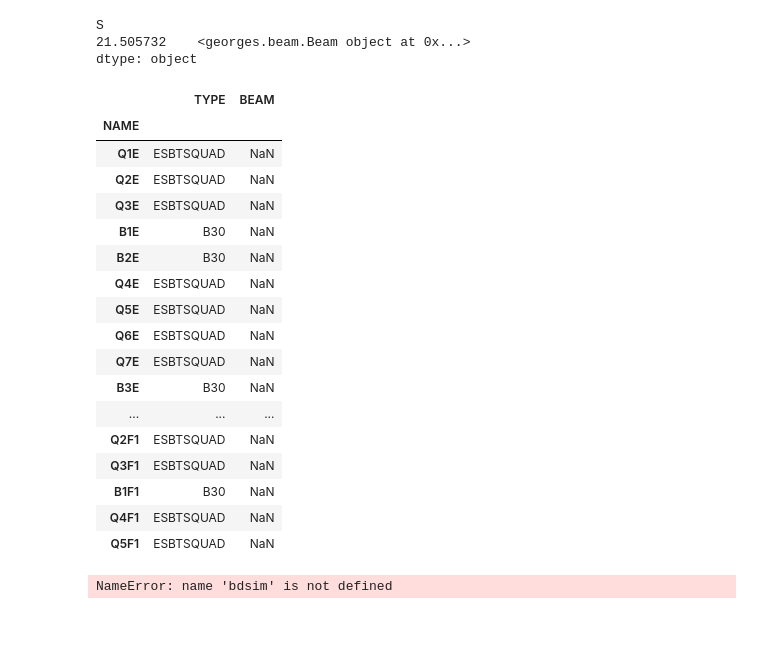
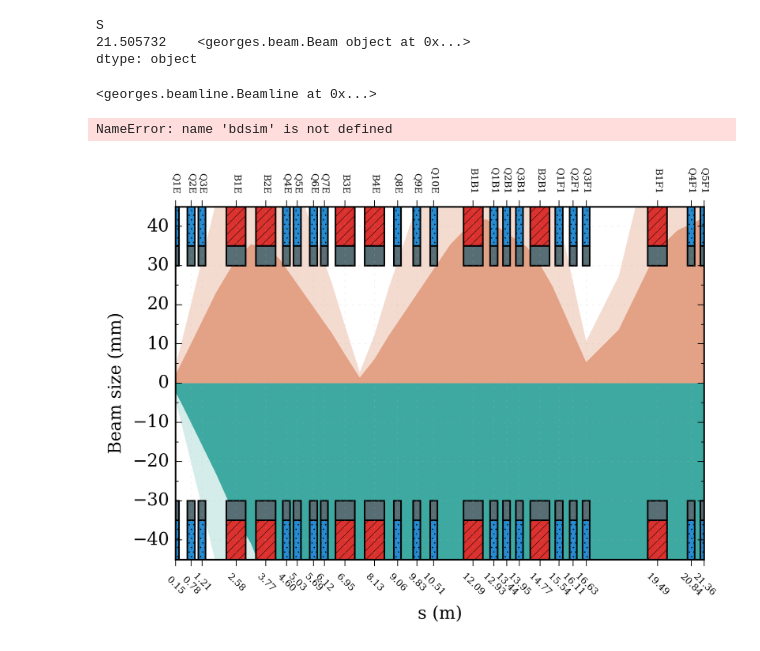
Before and after one commit to ULB-Metronu/georges, a Jupyter notebook: examples/Example Georges.ipynb, the cells around one changed output. Saved outputs shown, nothing was run; the diff lists cells and outputs as text; code cells hidden in the pictures; blank space fills up the shorter version.

Commit message:
Refactored so that MAD-X is instanciated when calling twiss or survey.

```diff
--- a/examples/Example Georges.ipynb
+++ b/examples/Example Georges.ipynb
@@ -31,38 +31,21 @@ context = {
     }
 # %%
 #bdsim = georges.bdsim.BDSim(bdsim='/Users/chernals/bdsim-build/bdsim', path=PATH)
-bl = georges.Beamline(['ess'], path=PATH, prefix='generic', elements='elements')
-#georges.madx.survey(line=bl, context=context)
-#georges.madx.twiss(line=bl, context=context, debug=2).line
+bl = georges.Beamline(['ess'], survey=True, path=PATH, prefix='generic', elements='elements')
+georges.madx.survey(line=bl, context=context)
+bl_twiss = georges.madx.twiss(line=bl, context=context)
 b = georges.Beam(energy=200).from_5d_multigaussian_distribution(5,
                                                    XRMS=0.01,
                                                    PXRMS=0.001,
                                                    YRMS=0.01,
                                                    PYRMS=0.001,
                                                    DPPRMS=0.00)
-georges.madx.track(line=bl, context=context, beam=b).line[['TYPE', 'BEAM']]
+georges.madx.track(line=bl, context=context, beam=b)
 # %% [output]
 S
 21.505732    <georges.beam.Beam object at 0x...>
 dtype: object
-|  | TYPE | BEAM |
-| NAME |  |  |
-| Q1E | ESBTSQUAD | NaN |
-| Q2E | ESBTSQUAD | NaN |
-| Q3E | ESBTSQUAD | NaN |
-| B1E | B30 | NaN |
-| B2E | B30 | NaN |
-| Q4E | ESBTSQUAD | NaN |
-| Q5E | ESBTSQUAD | NaN |
-| Q6E | ESBTSQUAD | NaN |
-| Q7E | ESBTSQUAD | NaN |
-| B3E | B30 | NaN |
-| ... | ... | ... |
-| Q2F1 | ESBTSQUAD | NaN |
-| Q3F1 | ESBTSQUAD | NaN |
-| B1F1 | B30 | NaN |
-| Q4F1 | ESBTSQUAD | NaN |
-| Q5F1 | ESBTSQUAD | NaN |
+<georges.beamline.Beamline at 0x...>
 # %%
 bdsim.attach(bl_survey)
 bdsim.run({})
@@ -115,0 +55,12 @@ bl_survey = georges.madx.survey(line=bl, madx=m)
+# %%
+from georges.plotting import *
+with plt.style.context('word'):
+    fig = plt.figure(1)
+
+    ax1 = fig.add_subplot(111)
+    prepare(ax1, bl)
+    aperture(ax1, bl)
+    twiss(ax1, bl_twiss, context)
+    #track(ax1, bl, b)
+# %% [output]
+[figure, added]
```
Also changed, not shown: parts of 2 cells of this notebook, 10 other files.
